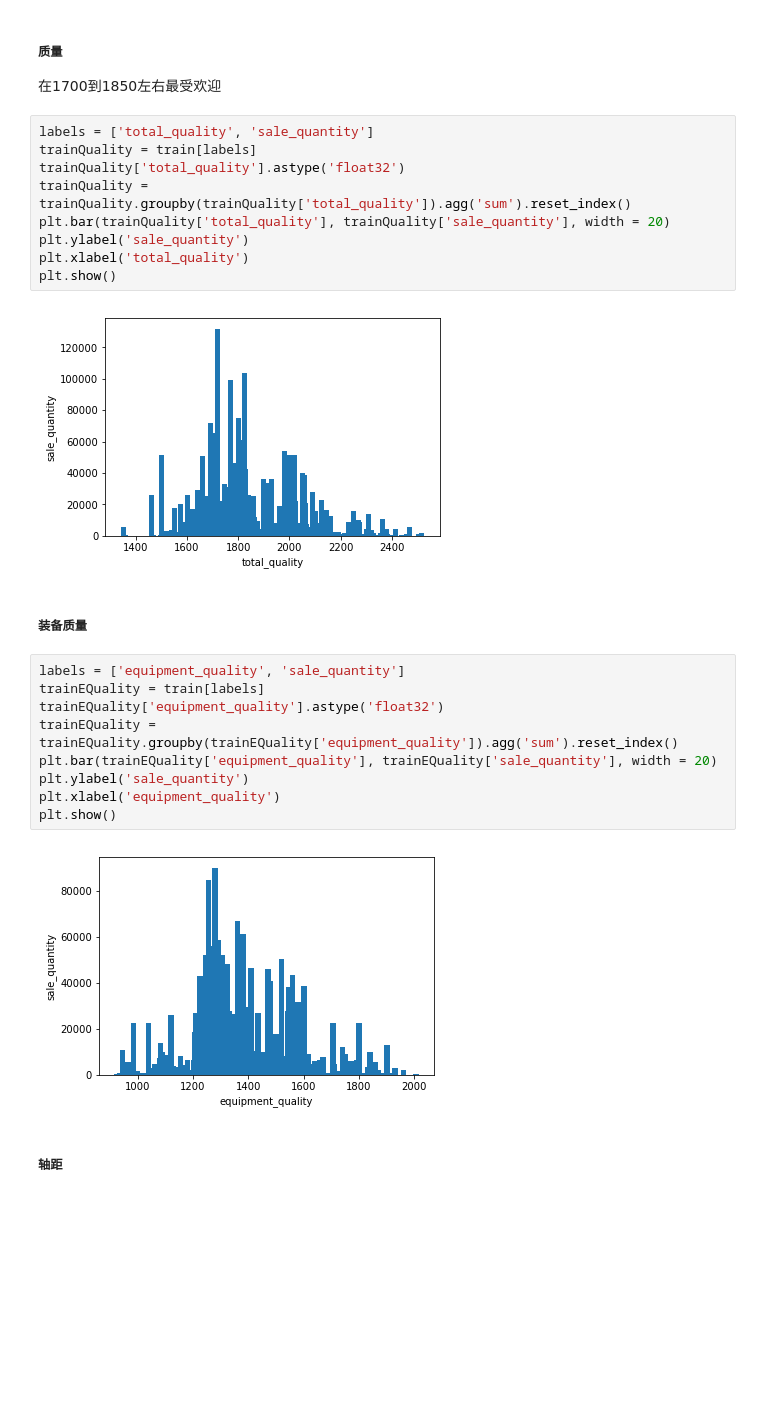
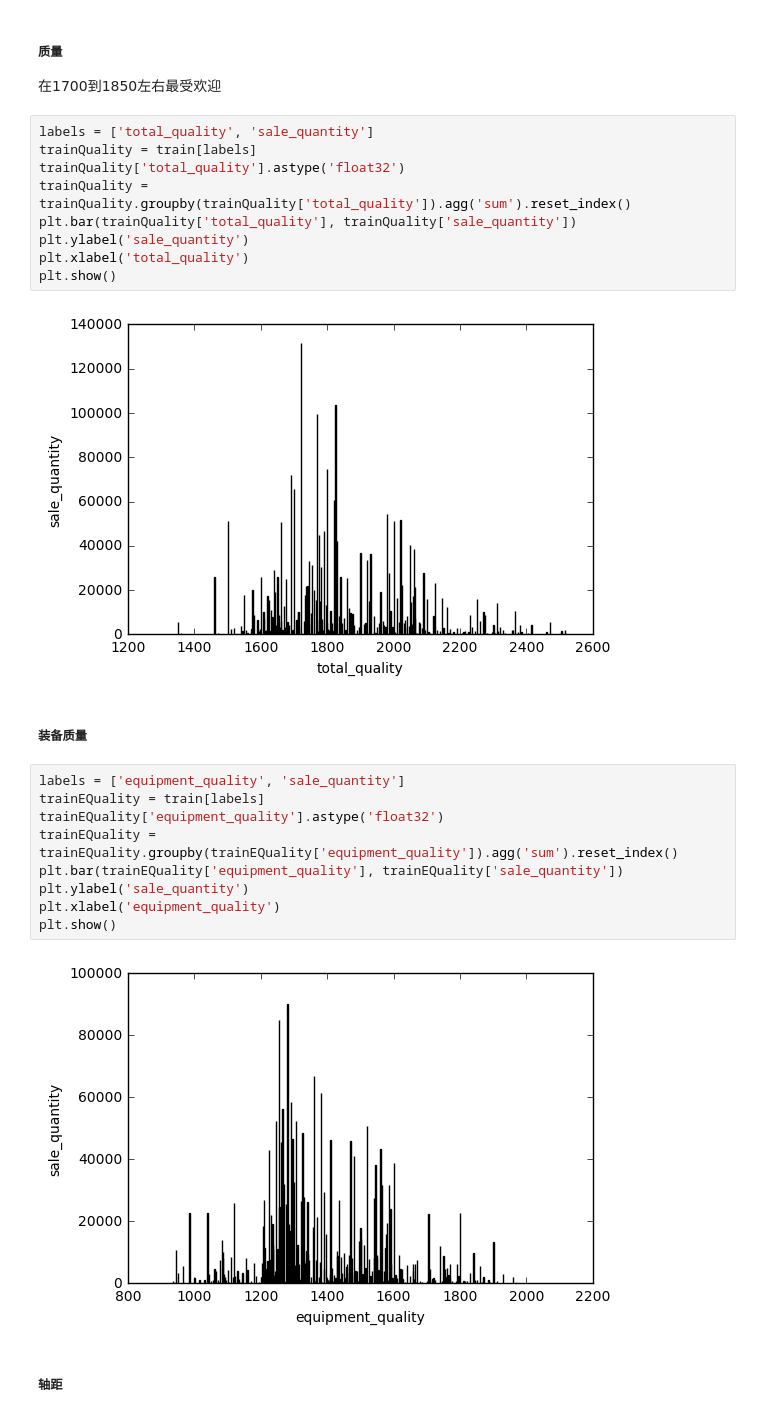
Before and after one commit to yudake/tianchi_yancheng, a Jupyter notebook: data_input.ipynb, the cells around one changed output. Cells and saved outputs as stored; diff of their text form; blank space fills up the shorter version.

```diff
--- a/data_input.ipynb
+++ b/data_input.ipynb
@@ -144,25 +185,25 @@ labels = ['total_quality', 'sale_quantity']
 trainQuality = train[labels]
 trainQuality['total_quality'].astype('float32')
 trainQuality = trainQuality.groupby(trainQuality['total_quality']).agg('sum').reset_index()
-plt.bar(trainQuality['total_quality'], trainQuality['sale_quantity'], width = 20)
+plt.bar(trainQuality['total_quality'], trainQuality['sale_quantity'])
 plt.ylabel('sale_quantity')
 plt.xlabel('total_quality')
 plt.show()
 # %% [output]
-[figure, old version]
+[figure, new version]
 # %% [markdown]
 ##### 装备质量
 # %%
 labels = ['equipment_quality', 'sale_quantity']
 trainEQuality = train[labels]
 trainEQuality['equipment_quality'].astype('float32')
 trainEQuality = trainEQuality.groupby(trainEQuality['equipment_quality']).agg('sum').reset_index()
-plt.bar(trainEQuality['equipment_quality'], trainEQuality['sale_quantity'], width = 20)
+plt.bar(trainEQuality['equipment_quality'], trainEQuality['sale_quantity'])
 plt.ylabel('sale_quantity')
 plt.xlabel('equipment_quality')
 plt.show()
 # %% [output]
-[figure, old version]
+[figure, new version]
 # %% [markdown]
 ##### 轴距
 # %%
```
Also changed, not shown: parts of 17 cells of this notebook.
